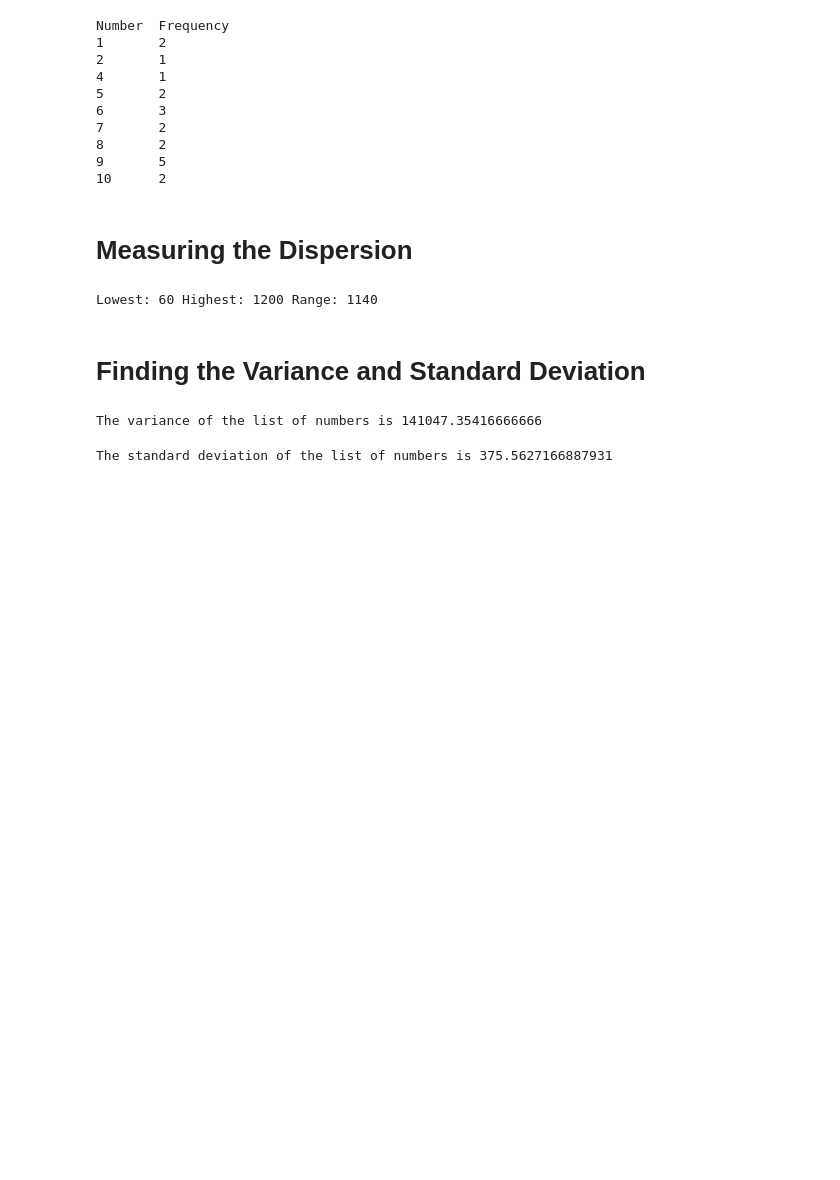
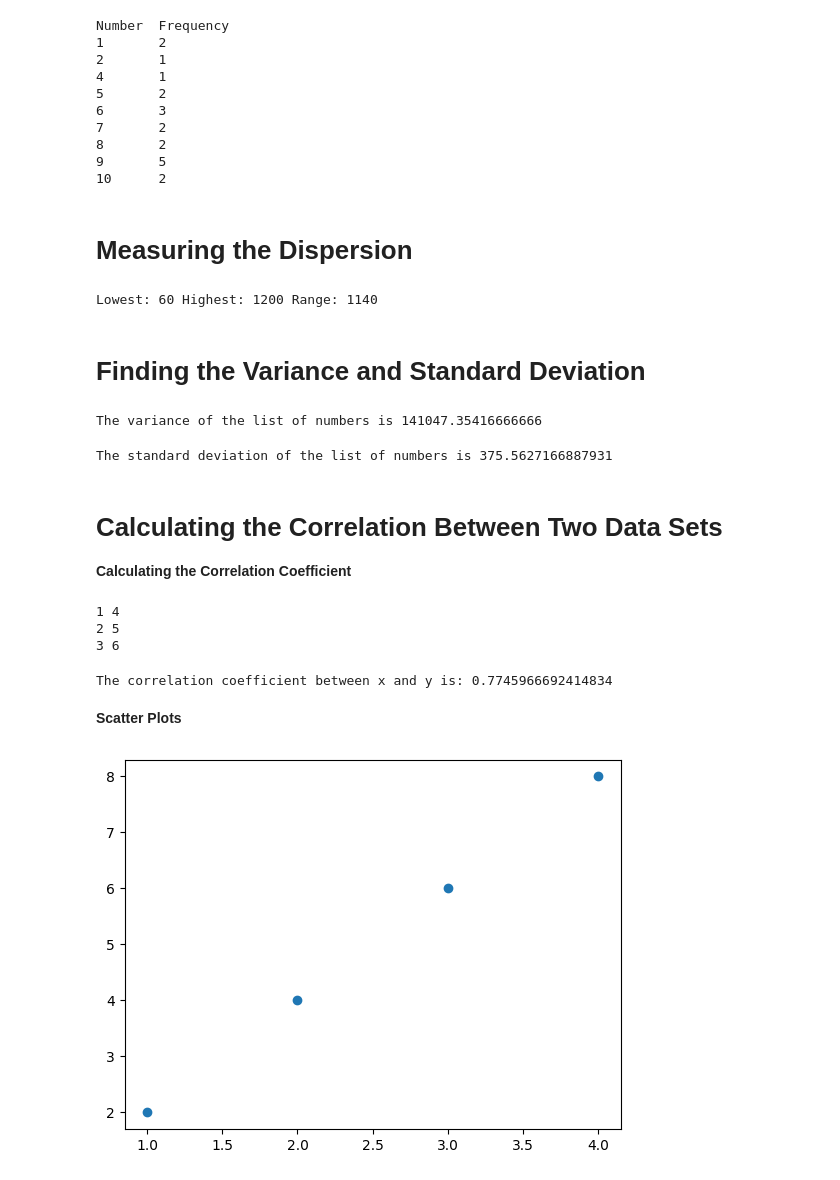
Before and after one commit to Saifullah785/doing-math-with-python-notes, a Jupyter notebook: Chapter_03_Describing_Data_with_Statistics/Chapter_03_Describing_Data_with_Statistics.ipynb, the cells around one changed output. Drawn from its saved outputs; the diff is of its cells as text; code cells hidden in the pictures; blank space fills up the shorter version.

Commit message:
Created using Colab while studying and coding the doing math with python chapter 03 concept Calculating the Correlation Between Two Data Sets

```diff
--- a/Chapter_03_Describing_Data_with_Statistics/Chapter_03_Describing_Data_with_Statistics.ipynb
+++ b/Chapter_03_Describing_Data_with_Statistics/Chapter_03_Describing_Data_with_Statistics.ipynb
@@ -379,3 +379,20 @@ The variance of the list of numbers is 141047.35416666666
   print('The standard deviation of the list of numbers is {0}'.format(std))
 # %% [output]
 The standard deviation of the list of numbers is 375.5627166887931
+# %% [markdown]
+# **Calculating the Correlation Between Two Data Sets**
+
+**Calculating the Correlation Coefficient**
+# %%
+# Define two simple lists for demonstration
+simple_list1 = [1, 2, 3]
+simple_list2 = [4, 5, 6]
+
+# Iterate through both lists simultaneously using zip and print corresponding elements
+for x, y in zip(simple_list1, simple_list2):
+  print(x, y)
+#
+# %% [output]
+1 4
+2 5
+3 6
@@ -381,0 +437,27 @@ The standard deviation of the list of numbers is 375.5627166887931
+# %%
+if __name__ == '__main__':
+  # Define two lists of numbers for demonstration
+  x = [1, 2, 3, 4, 5]
+  y = [2, 4, 5, 4, 5]
+  # Calculate the correlation between x and y using the find_corr_x_y function
+  correlation = find_corr_x_y(x, y)
+  # Print the calculated correlation coefficient
+  print('The correlation coefficient between x and y is: {0}'.format(correlation))
+# %% [output]
+The correlation coefficient between x and y is: 0.7745966692414834
+# %% [markdown]
+**Scatter Plots**
+# %%
+# Define lists for x and y data points
+x = [1, 2, 3, 4]
+y = [2, 4, 6, 8]
+
+# Import the matplotlib library for plotting
+import matplotlib.pyplot as plt
+
+# Create a scatter plot with x and y data
+plt.scatter(x, y)
+# Display the scatter plot
+plt.show()
+# %% [output]
+[figure, added]
```
Also changed, not shown: parts of 1 cell of this notebook.
